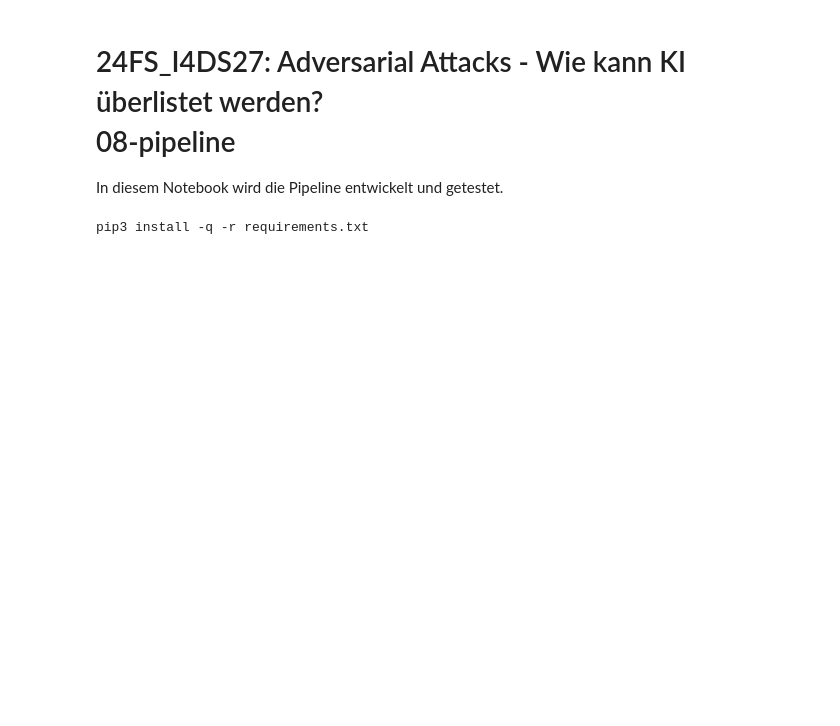
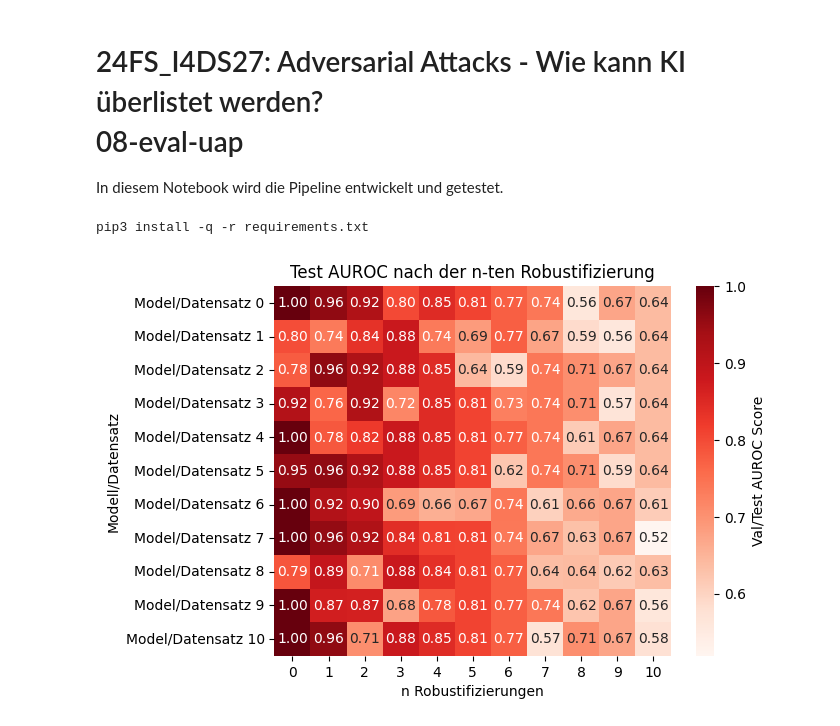
Before and after one commit to AdversarialAttacks/main, a Jupyter notebook: notebooks/08-eval-uap.ipynb, the cells around one changed output. Cells and saved outputs as stored; diff of their text form; code cells hidden in the pictures; blank space fills up the shorter version.

```diff
--- a/notebooks/08-eval-uap.ipynb
+++ b/notebooks/08-eval-uap.ipynb
@@ -1,5 +1,5 @@
 # %% [markdown]
-# 24FS\_I4DS27: Adversarial Attacks - Wie kann KI überlistet werden? <br> 08-pipeline
+# 24FS\_I4DS27: Adversarial Attacks - Wie kann KI überlistet werden? <br> 08-eval-uap
 
 In diesem Notebook wird die Pipeline entwickelt und getestet.
 # %%
@@ -22,3 +22,17 @@ pip3 install -q -r requirements.txt
 # %%
 from src.utils.uap_helper import *
 from src.utils.transform_perturbation import AddImagePerturbation
+# %%
+test_matrix = torch.linspace(1, 0.8, 11).repeat(11,1)
+test_matrix *= ((torch.rand_like(test_matrix)+1.5)/2).clip(0.5, 1) * test_matrix
+test_matrix = test_matrix.clip(0,1)
+
+# plot heatmap  with numbers
+sns.heatmap(test_matrix, annot=True, fmt=".2f", cmap="Reds", cbar_kws={'label': 'Val/Test AUROC Score'})
+plt.yticks(torch.linspace(0, 10, 11) + 0.5, [f"Model/Datensatz {i}" for i in range(11)], rotation=0)
+plt.xlabel("n Robustifizierungen")
+plt.ylabel("Modell/Datensatz")
+plt.title("Test AUROC nach der n-ten Robustifizierung")
+plt.show()
+# %% [output]
+[figure, added]
```
Also changed, not shown: parts of 8 cells of this notebook.
